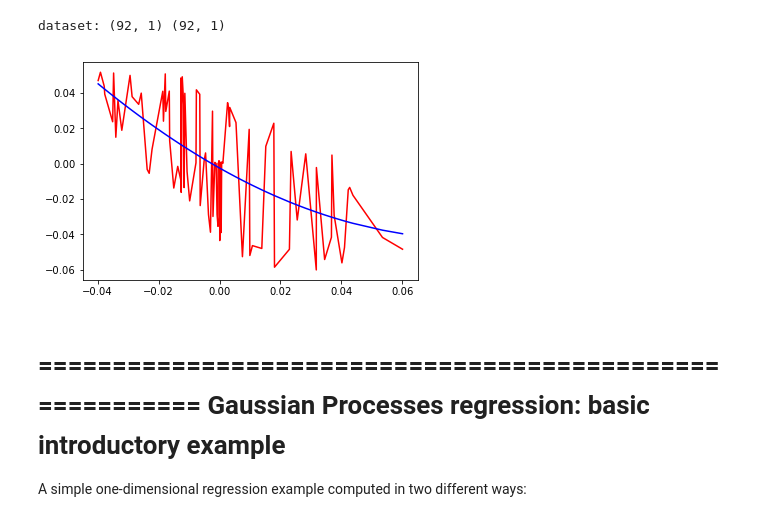
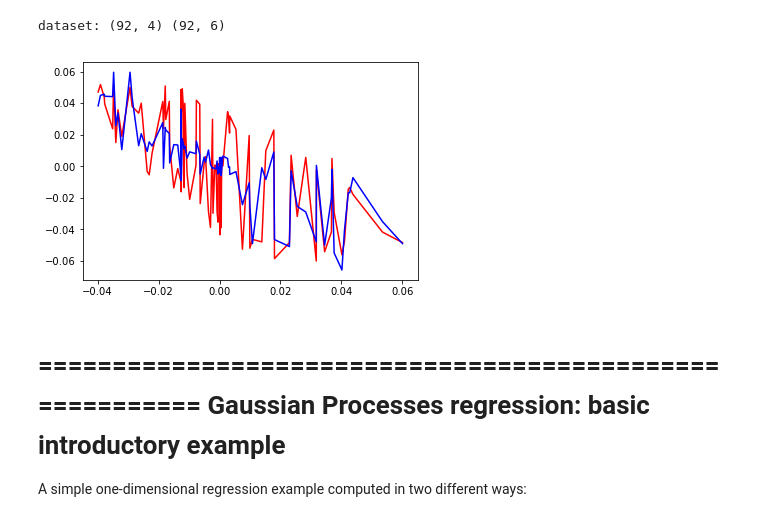
Before and after one commit to rmqlife/intention_extract, a Jupyter notebook: gp_test.ipynb, the cells around one changed output. Saved outputs shown, nothing was run; the diff lists cells and outputs as text; code cells hidden in the pictures.

```diff
--- a/gp_test.ipynb
+++ b/gp_test.ipynb
@@ -27,43 +27,45 @@ def show(x,y):
     L = sorted(zip(x,y))
     L = np.array(L)
     plt.plot(L[:,0],L[:,1],'r')
     plt.show()
 
 def divide_data(x,y,num):
     selected_indices = np.unique(np.random.choice(x.shape[0],num,replace=False))
     x_train = x[selected_indices,:]
     y_train = y[selected_indices,:]
 
     print "test_size", x_train.shape, y_train.shape
 
     return x_train,y_train
 
 
 
-x = file2mat('gp1/f_x_v.txt')[:,0]
-y = file2mat('gp1/f_y.txt')[:,1]
-x,y = sort_x(x,y)
-x = np.atleast_2d(x).T
-y = np.atleast_2d(y).T
+x = file2mat('gp1/f_x_v.txt')
+y = file2mat('gp1/f_y.txt')
+x = np.atleast_2d(x)
+y = np.atleast_2d(y)
 print 'dataset:',x.shape, y.shape
-plt.plot(x,y,'r')
+x_show,y_show = sort_x(x[:,0],y[:,1])
+plt.plot(x_show,y_show,'r')
 
 kernel = C(1.0, (1e-3, 1e3)) * RBF(10, (1e-2, 1e2))
-gp = GaussianProcessRegressor()#kernel=kernel, n_restarts_optimizer=1)
+gp = GaussianProcessRegressor()# kernel=kernel, n_restarts_optimizer=1)
 gp.fit(x,y)
 y_pred = gp.predict(x)
-plt.plot(x,y_pred,'b')
+
+x_show, y_show = sort_x(x[:,0],y_pred[:,1])
+plt.plot(x_show,y_show,'b')
 
 # reg = linear_model.Ridge(alpha = 0.1)
 # reg.fit(x,y)
 # y_pred = reg.predict(x)
 # plt.plot(x,y_pred,'g')
 
 
 plt.show()
 # %% [output]
-dataset: (92, 1) (92, 1)
+dataset: (92, 4) (92, 6)
-[figure, old version]
+[figure, new version]
 # %% [markdown]
 
 =========================================================
```
Also changed, not shown: 3 other files.
